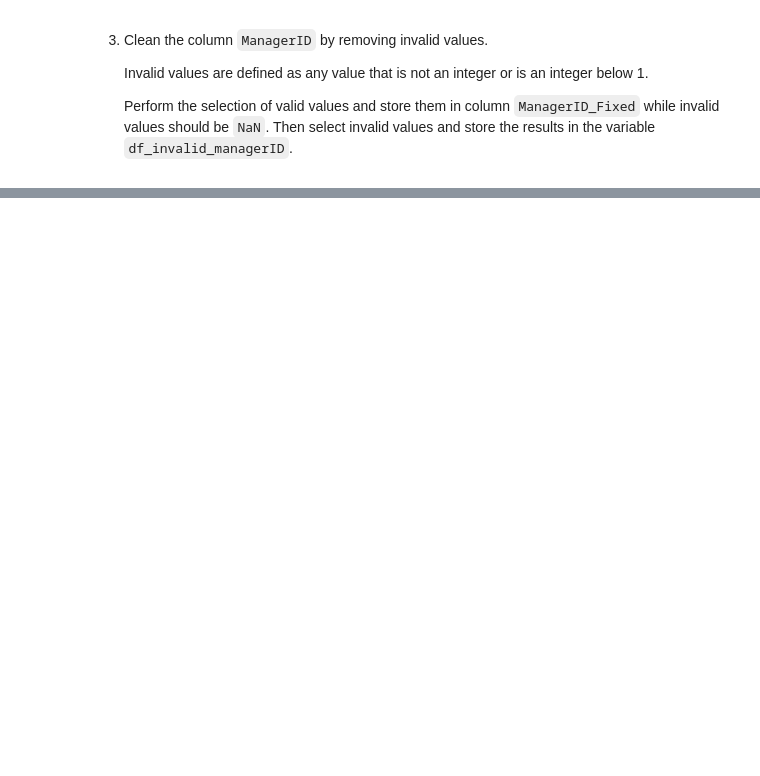
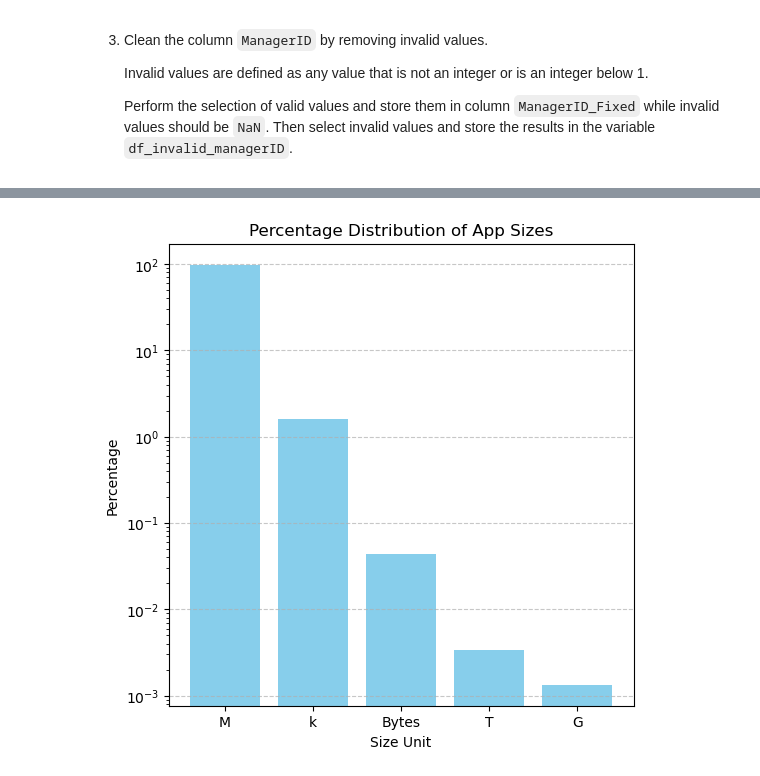
Before and after one commit to DVadeus/Data-Analysis, a Jupyter notebook: 3 Data Cleaning Pandas.ipynb, the cells around one changed output, grey strips where cells are left out. Drawn from its saved outputs; the diff is of its cells as text; code cells hidden in the pictures; blank space fills up the shorter version.

```diff
--- a/3 Data Cleaning Pandas.ipynb
+++ b/3 Data Cleaning Pandas.ipynb
@@ -1411,0 +1683,2 @@ df_invalid_managerID
+# %%
+df['Size_cleaned'] = df['Size'].str.contains('G', na = False)
@@ -1411,0 +1693,4 @@ df_invalid_managerID
+# %%
+df['Released'] = pd.to_datetime(df['Released'])
+
+df_invalid_release_date = df[df['Released'] > datetime.now()]
@@ -1411,0 +1713,19 @@ df_invalid_managerID
+# %%
+size_counts = df['Size'].str.extract(r'([0-9\.]+)([MkGT]?)')[1].value_counts()
+
+if '' in size_counts:
+    size_counts = size_counts.rename(index={'': 'Bytes'})
+
+size_percents = size_counts / size_counts.sum() * 100
+
+# Plot the percentages in a histogram
+fig, ax = plt.subplots(figsize=(6, 6))
+ax.bar(size_percents.index, size_percents, color='skyblue')
+ax.set_xlabel('Size Unit')
+ax.set_ylabel('Percentage')
+ax.set_title('Percentage Distribution of App Sizes')
+ax.grid(axis='y', linestyle='--', alpha=0.7)
+ax.set_yscale('log')
+plt.show()
+# %% [output]
+[figure, added]
```
Also changed, not shown: parts of 129 cells of this notebook, 4 other files.
